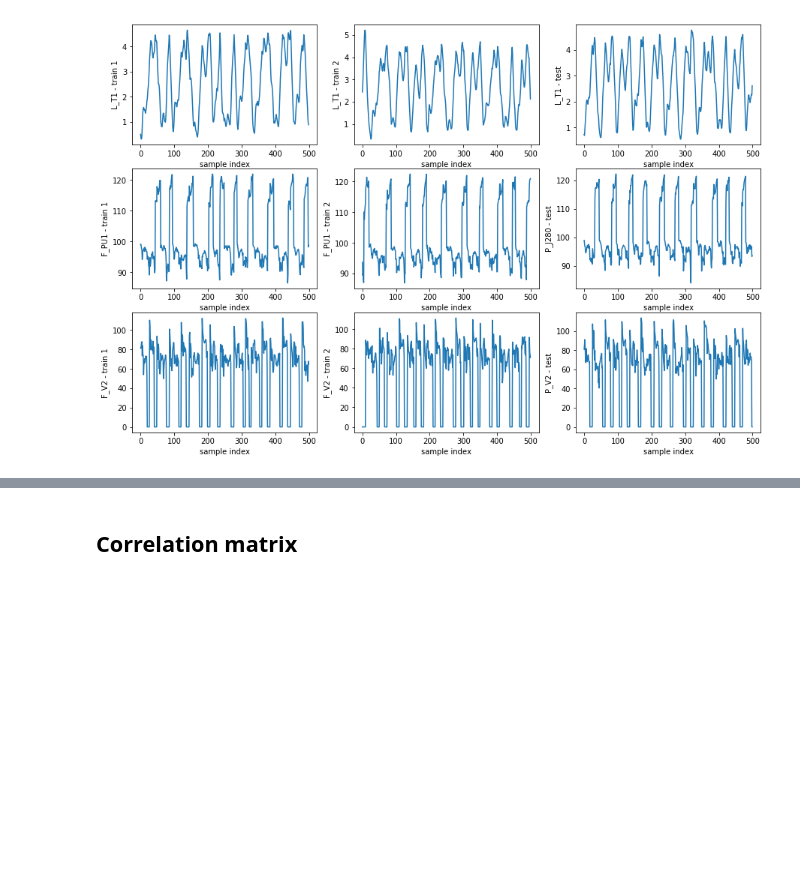
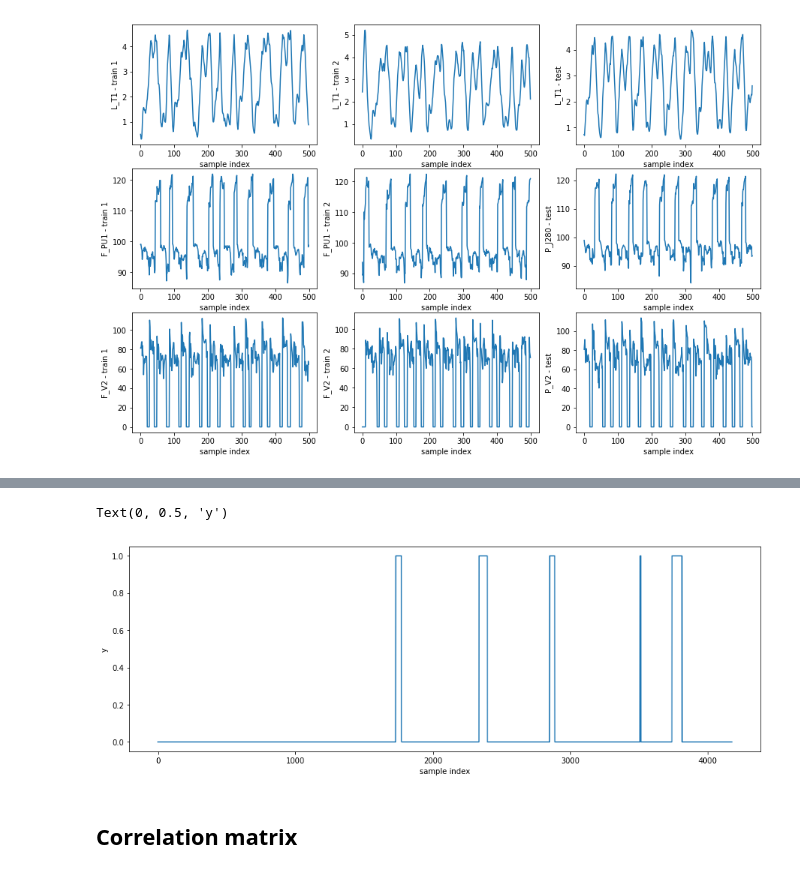
Before and after one commit to giannislelekas/CS4035, a Jupyter notebook: lab2/Familiarization Task.ipynb, the cells around one changed output, grey strips where cells are left out. Saved outputs shown, nothing was run; the diff lists cells and outputs as text; code cells hidden in the pictures; blank space fills up the shorter version.

```diff
--- a/lab2/Familiarization Task.ipynb
+++ b/lab2/Familiarization Task.ipynb
@@ -38,7 +38,7 @@ test_data['Hour'] = test_data['DATETIME'].apply(lambda x: x.hour)
 
 # Final versions of training and test dataframes
 # Drop DATETIME and ATT_FLAG(labels) from train dataframe and DATETIME for test dataframe
-train_labels = train_data['ATT_FLAG'].values
+y = train_data['ATT_FLAG'].values
 train_data = train_data.drop(columns=['DATETIME', 'ATT_FLAG'])
 test_data = test_data.drop(columns=['DATETIME'])
 
@@ -51,6 +51,11 @@ index = np.std(X, axis=0) != 0
 X = X[:, index]
 X_test = X_test[:, index]
 print("Discarded features: ", train_data.columns[index==0], "\n")
+
+# Drop them also from the train and test dataframes
+train_data = train_data.drop(columns=train_data.columns[index==0])
+test_data = test_data.drop(columns=test_data.columns[index==0])
+print("new train df: ", len(test_data.columns))
 
 # separate the two training datasets again
 # X1, y1 = training data and labels 1 (normal behaviour)
@@ -178,3 +192,14 @@ Text(0.5, 0, 'sample index')
+# %%
+labels = np.array(y2, copy=True)
+labels[labels==-999] = 0
+
+plt.figure(figsize=(15,5))
+plt.plot(labels)
+plt.xlabel("sample index")
+plt.ylabel("y")
+# %% [output]
+Text(0, 0.5, 'y')
+[figure, added]
 # %% [markdown]
 ## Correlation matrix
 # %%
```
Also changed, not shown: parts of 5 cells of this notebook, 8 other files.
